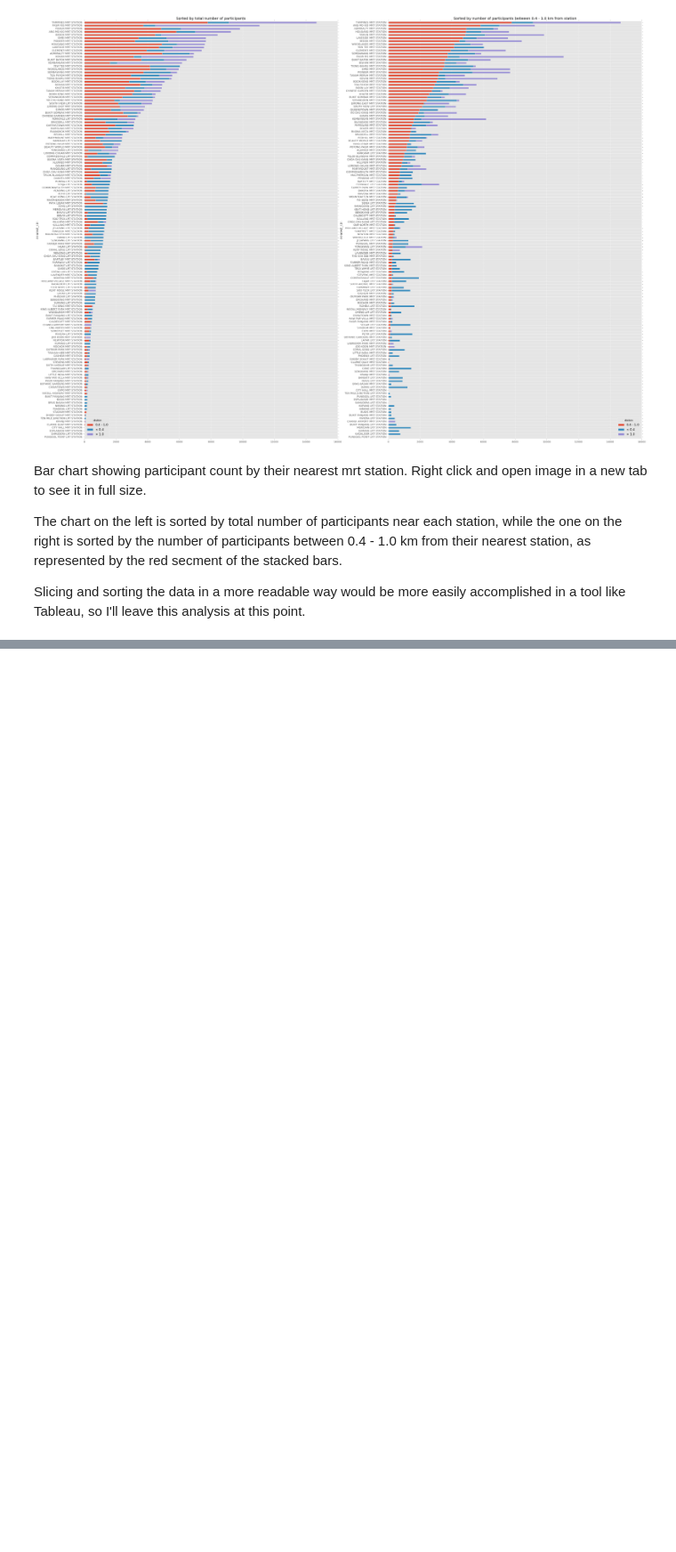
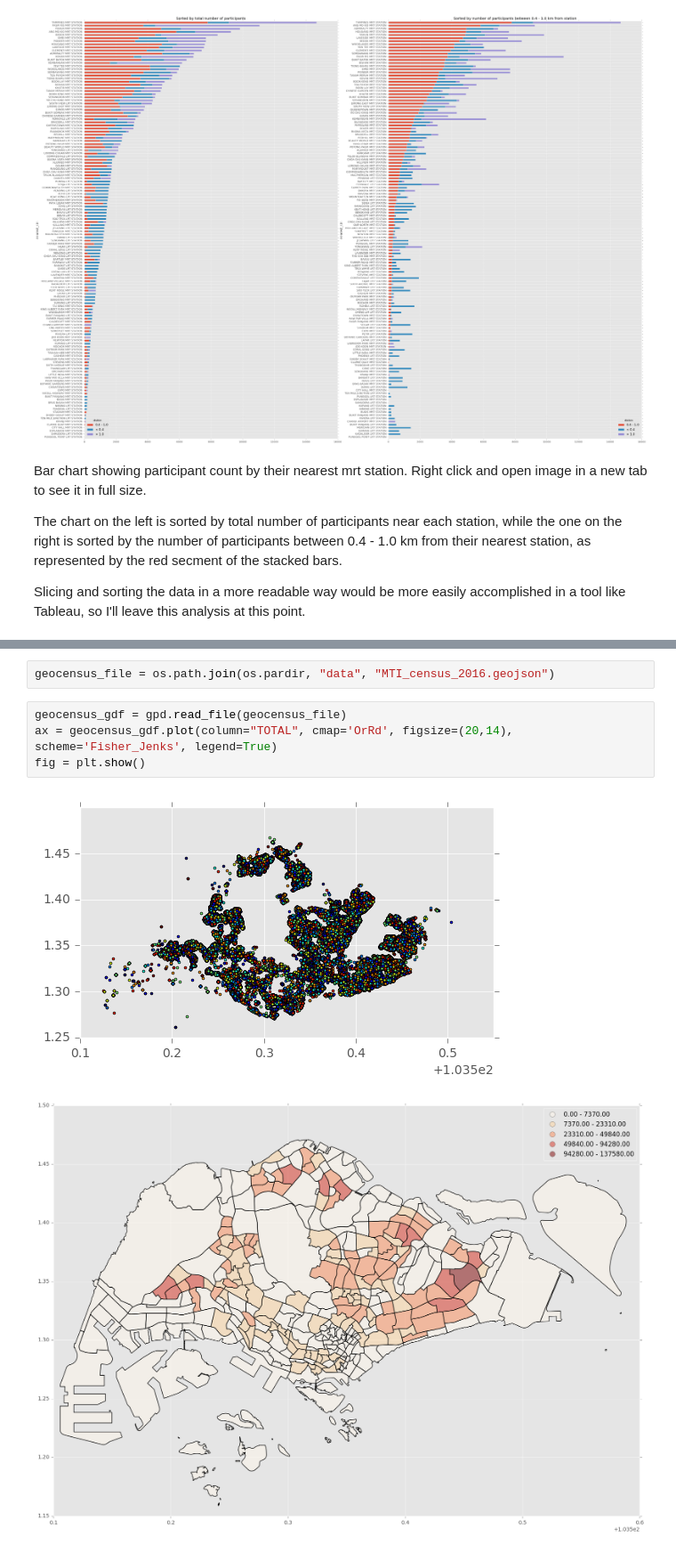
Before and after one commit to freedaemons/hpb_i2p, a Jupyter notebook: jupyter/dist_anly/homeloc_dist.ipynb, the cells around one changed output, grey strips where cells are left out. Shown at 89% size. Drawn from its saved outputs; the diff is of its cells as text; blank space fills up the shorter version.

```diff
--- a/jupyter/dist_anly/homeloc_dist.ipynb
+++ b/jupyter/dist_anly/homeloc_dist.ipynb
@@ -318,0 +322,9 @@ Slicing and sorting the data in a more readable way would be more easily accompl
+# %%
+geocensus_file = os.path.join(os.pardir, "data", "MTI_census_2016.geojson")
+# %%
+geocensus_gdf = gpd.read_file(geocensus_file)
+ax = geocensus_gdf.plot(column="TOTAL", cmap='OrRd', figsize=(20,14), scheme='Fisher_Jenks', legend=True)
+fig = plt.show()
+# %% [output]
+[figure, added]
+[figure, added]
```
Also changed, not shown: parts of 11 cells of this notebook.
